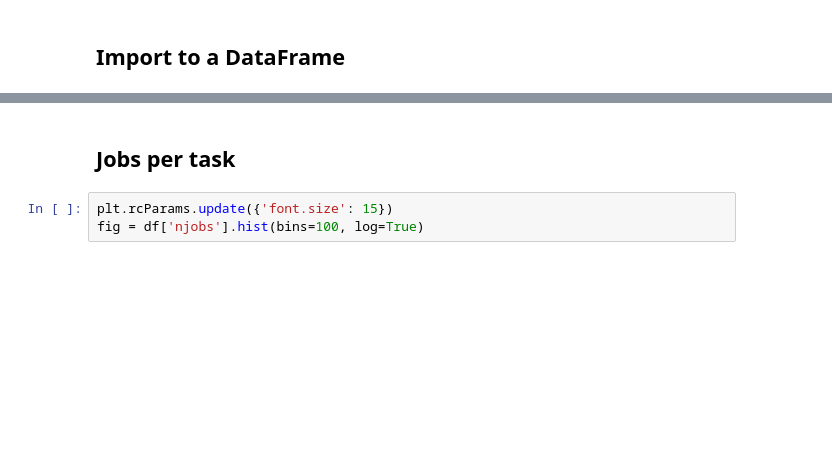
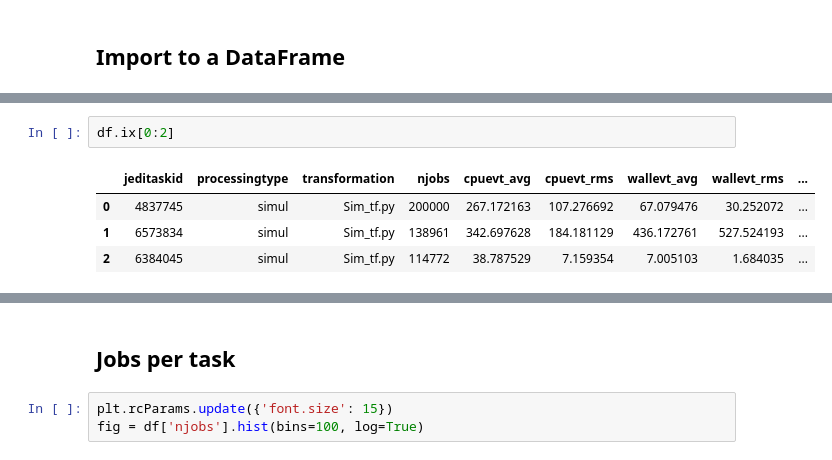
Before and after one commit to sciaba/ATLAS-CPU-time-analysis, a Jupyter notebook: Notebooks/Job_CPUtime_analysis.ipynb, the cells around one changed output, grey strips where cells are left out. Cells and saved outputs as stored; diff of their text form; blank space fills up the shorter version.

```diff
--- a/Notebooks/Job_CPUtime_analysis.ipynb
+++ b/Notebooks/Job_CPUtime_analysis.ipynb
@@ -267 +217,8 @@ df
+# %%
+df.ix[0:2]
+# %% [output]
+|  | jeditaskid | processingtype | transformation | njobs | cpuevt_avg | cpuevt_rms | wallevt_avg | wallevt_rms | ... |
+| 0 | 4837745 | simul | Sim_tf.py | 200000 | 267.172163 | 107.276692 | 67.079476 | 30.252072 | ... |
+| 1 | 6573834 | simul | Sim_tf.py | 138961 | 342.697628 | 184.181129 | 436.172761 | 527.524193 | ... |
+| 2 | 6384045 | simul | Sim_tf.py | 114772 | 38.787529 | 7.159354 | 7.005103 | 1.684035 | ... |
 # %% [markdown]
```
Also changed, not shown: parts of 20 cells of this notebook.
